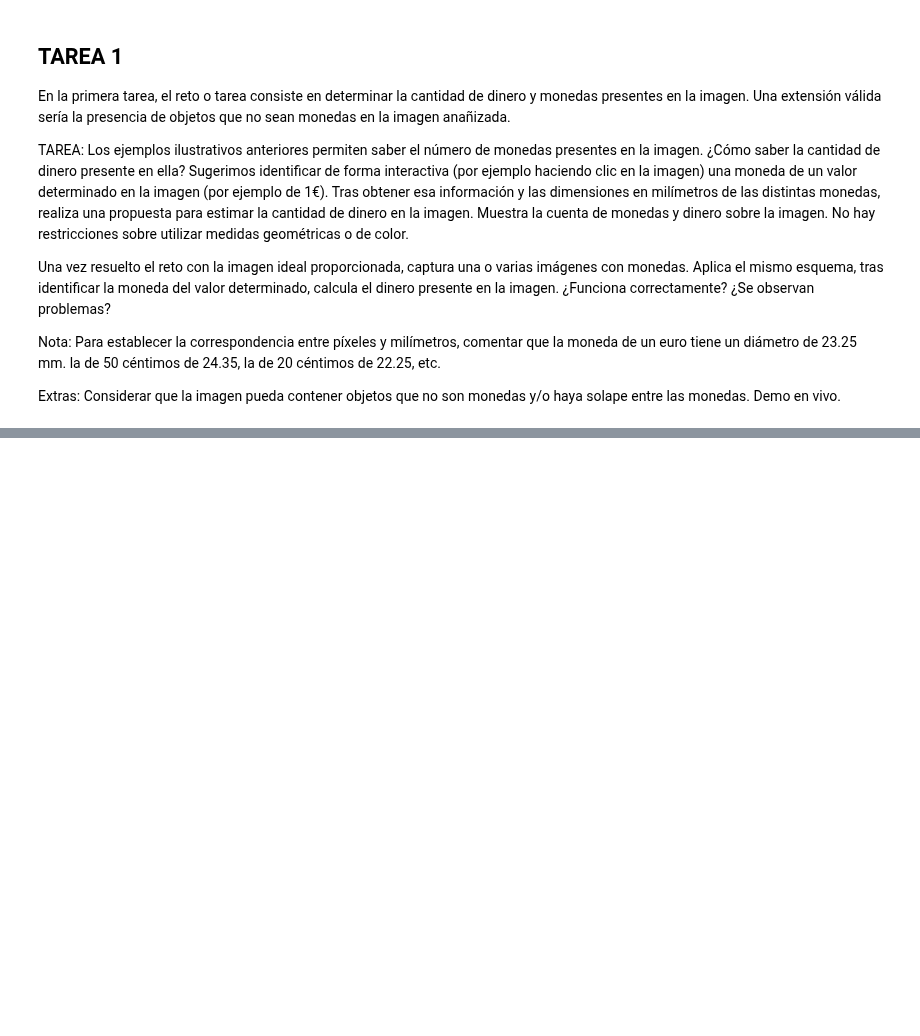
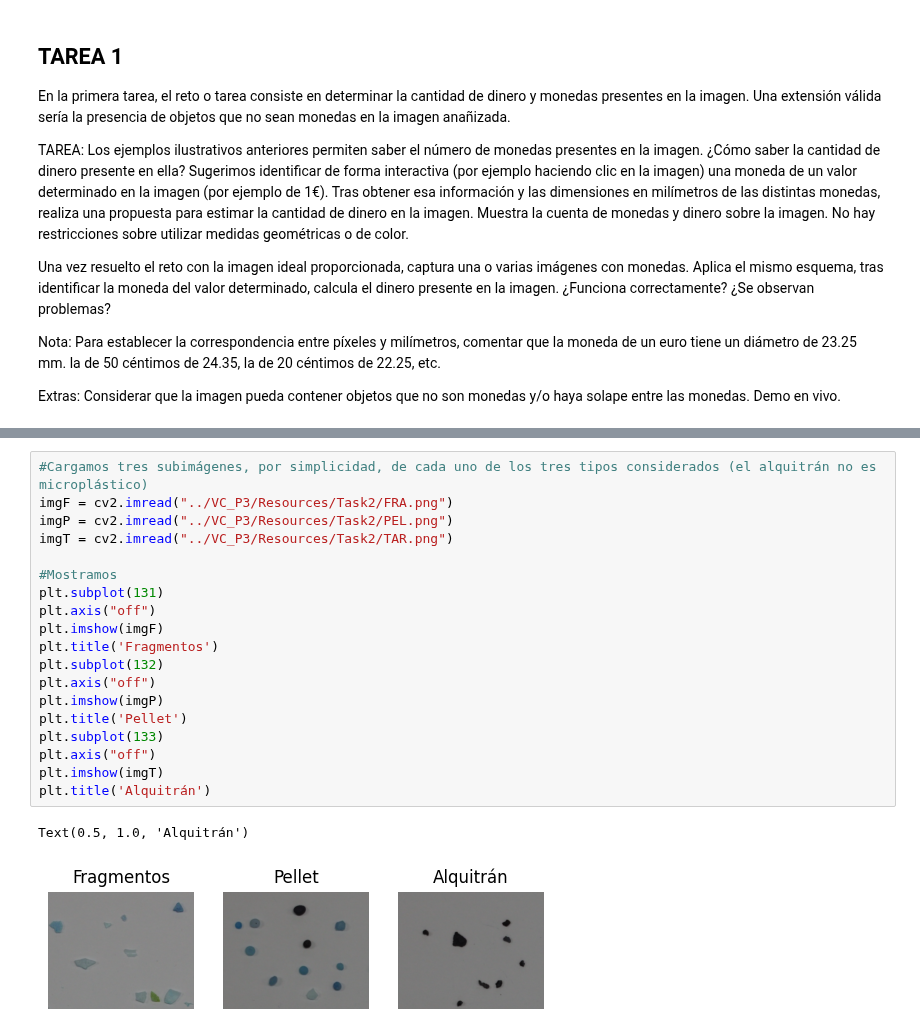
Before and after one commit to ivanperezdiaz829/Computer_Vision, a Jupyter notebook: VC_P3/Exercises_P3.ipynb, the cells around one changed output, grey strips where cells are left out. Saved outputs shown, nothing was run; the diff lists cells and outputs as text; blank space fills up the shorter version.

```diff
--- a/VC_P3/Exercises_P3.ipynb
+++ b/VC_P3/Exercises_P3.ipynb
@@ -39,0 +129,22 @@ En relación a la segmentación de las partículas, una probable primera observa
+# %%
+#Cargamos tres subimágenes, por simplicidad, de cada uno de los tres tipos considerados (el alquitrán no es microplástico)
+imgF = cv2.imread("../VC_P3/Resources/Task2/FRA.png")
+imgP = cv2.imread("../VC_P3/Resources/Task2/PEL.png")
+imgT = cv2.imread("../VC_P3/Resources/Task2/TAR.png")
+
+#Mostramos
+plt.subplot(131)
+plt.axis("off")
+plt.imshow(imgF)
+plt.title('Fragmentos')
+plt.subplot(132)
+plt.axis("off")
+plt.imshow(imgP)
+plt.title('Pellet')
+plt.subplot(133)
+plt.axis("off")
+plt.imshow(imgT)
+plt.title('Alquitrán')
+# %% [output]
+Text(0.5, 1.0, 'Alquitrán')
+[figure, added]
```
Also changed, not shown: parts of 5 cells of this notebook, 8 other files.
